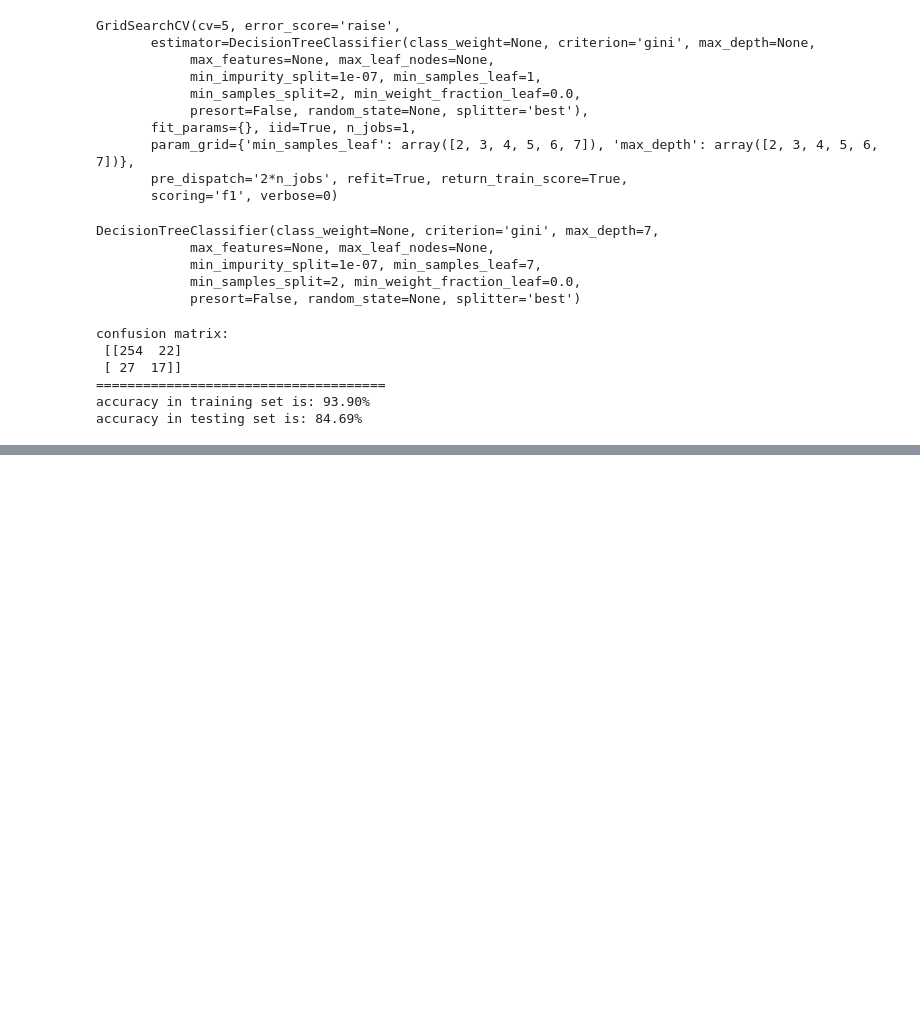
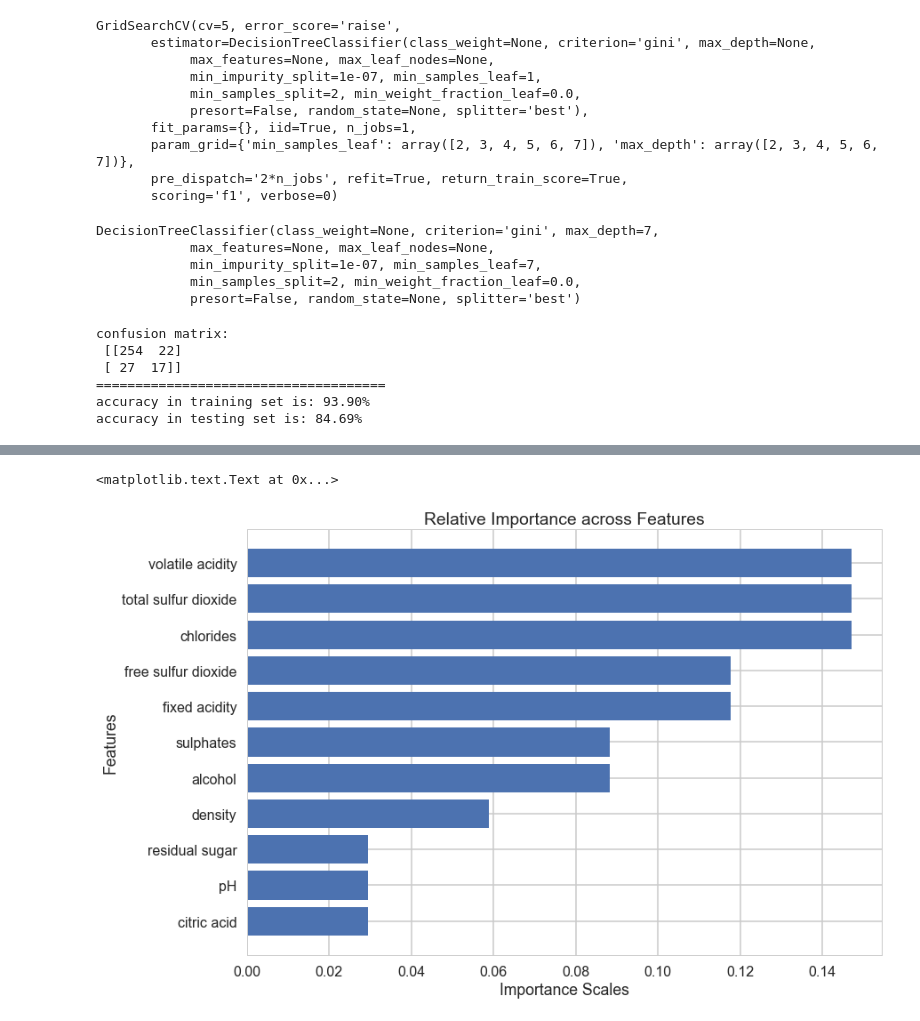
Before and after one commit to jizihao1108/python-codes, a Jupyter notebook: Tree Models.ipynb, the cells around one changed output, grey strips where cells are left out. Cells and saved outputs as stored; diff of their text form; code cells hidden in the pictures; blank space fills up the shorter version.

```diff
--- a/Tree Models.ipynb
+++ b/Tree Models.ipynb
@@ -103,0 +246,5 @@ accuracy in testing set is: 84.69%
+# %%
+from sklearn.ensemble import AdaBoostClassifier
+clf = AdaBoostClassifier()
+parameters = {'n_estimators': np.arange(10,50), 'learning_rate': [.5 , .75, 1]}
+clf, xtrain, ytrain, xtest, ytest = tree_classification(clf, parameters, df, df.columns[0:11], 'quality', 7, 'f1', 5)
@@ -103,0 +260,12 @@ accuracy in testing set is: 84.69%
+# %%
+list_importance = clf.feature_importances_
+list_name = df.columns
+list_importance, list_name = zip(*sorted(zip(list_importance, list_name)))
+plt.barh(np.arange(len(list_name)), list_importance)
+plt.yticks(np.arange(len(list_name)), list_name)
+plt.title('Relative Importance across Features')
+plt.ylabel('Features')
+plt.xlabel('Importance Scales')
+# %% [output]
+<matplotlib.text.Text at 0x...>
+[figure, added]
```
Also changed, not shown: parts of 15 cells of this notebook.
